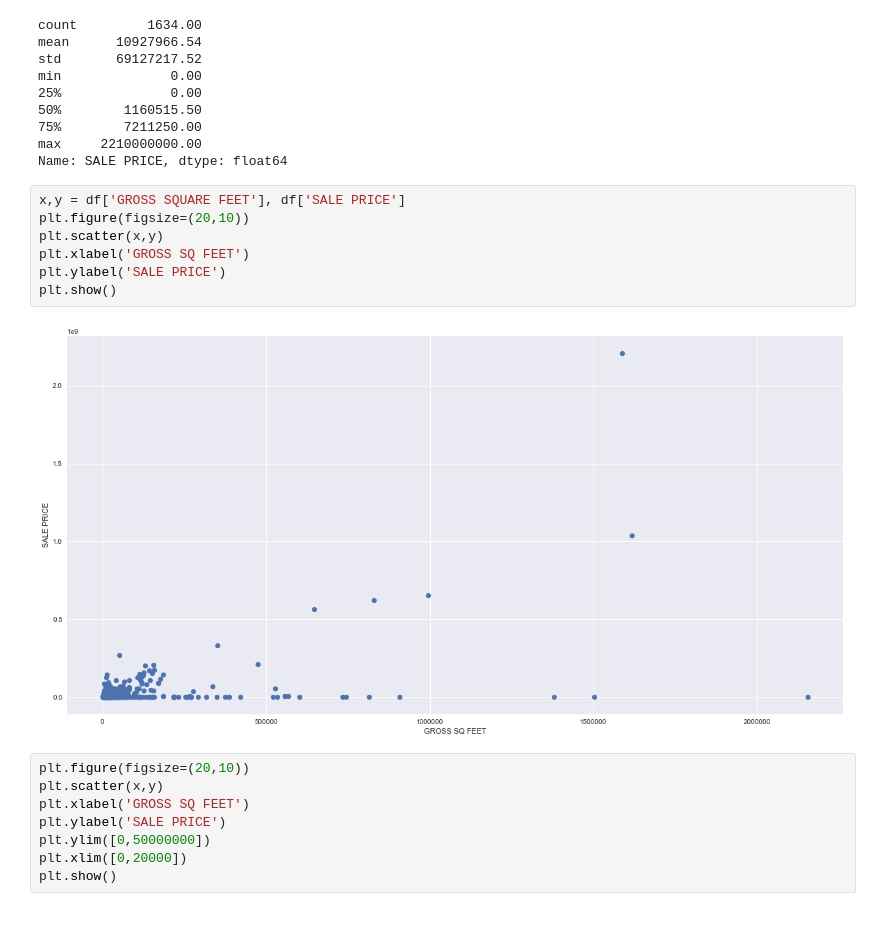
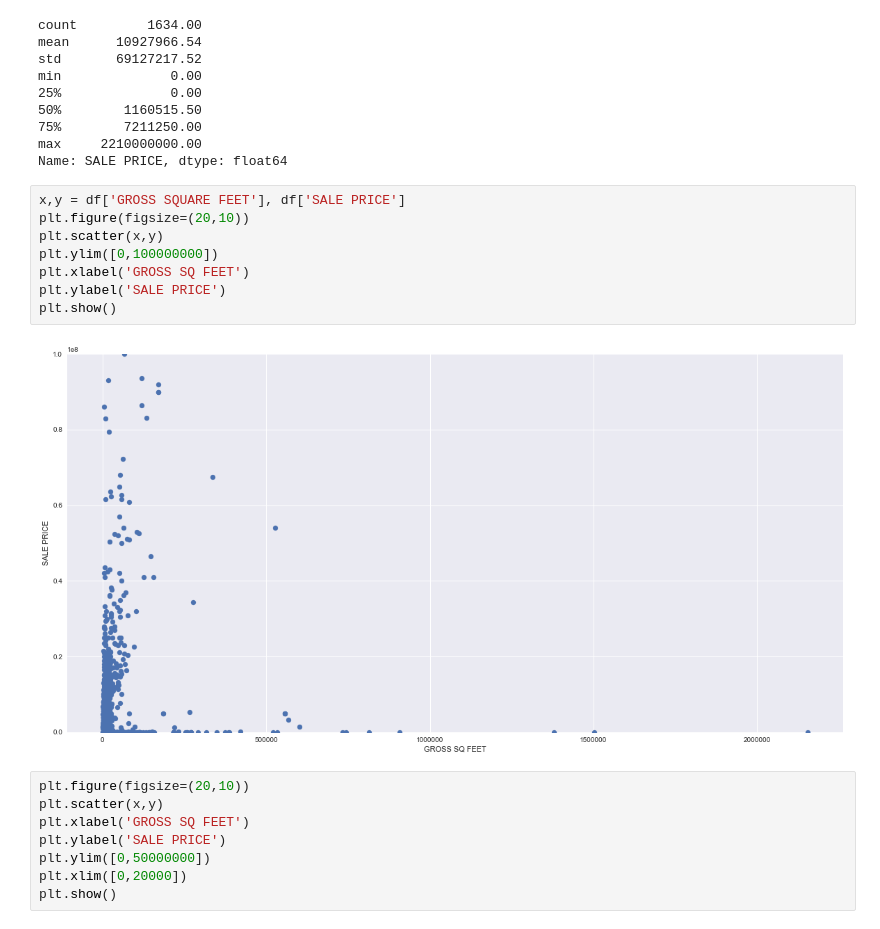
Before and after one commit to unchitta/f17-machine-learning-project, a Jupyter notebook: notebooks/05-manhattan-rolling-sales-exploratory-analysis.ipynb, the cells around one changed output. Cells and saved outputs as stored; diff of their text form.

```diff
--- a/notebooks/05-manhattan-rolling-sales-exploratory-analysis.ipynb
+++ b/notebooks/05-manhattan-rolling-sales-exploratory-analysis.ipynb
@@ -63,12 +63,13 @@ Name: SALE PRICE, dtype: float64
 # %%
 x,y = df['GROSS SQUARE FEET'], df['SALE PRICE']
 plt.figure(figsize=(20,10))
 plt.scatter(x,y)
+plt.ylim([0,100000000])
 plt.xlabel('GROSS SQ FEET')
 plt.ylabel('SALE PRICE')
 plt.show()
 # %% [output]
-[figure, old version]
+[figure, new version]
 # %%
 plt.figure(figsize=(20,10))
 plt.scatter(x,y)
```
